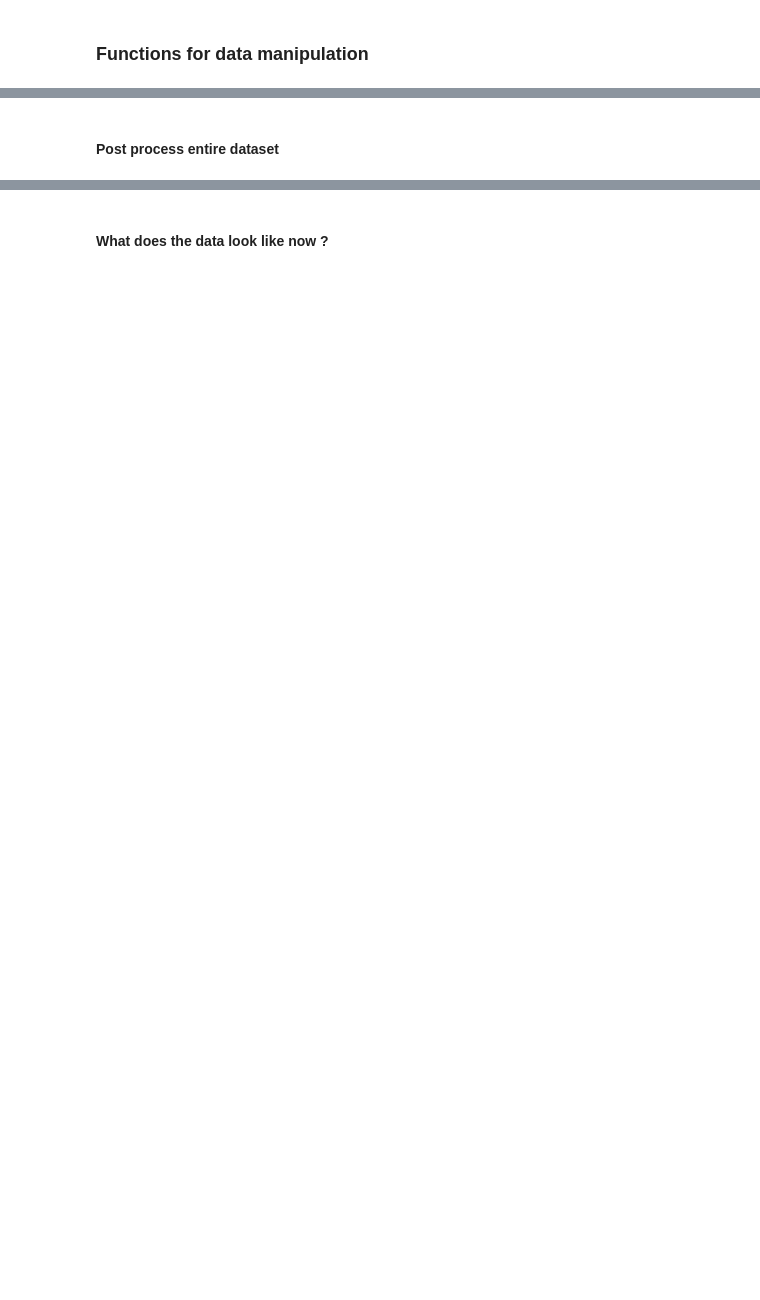
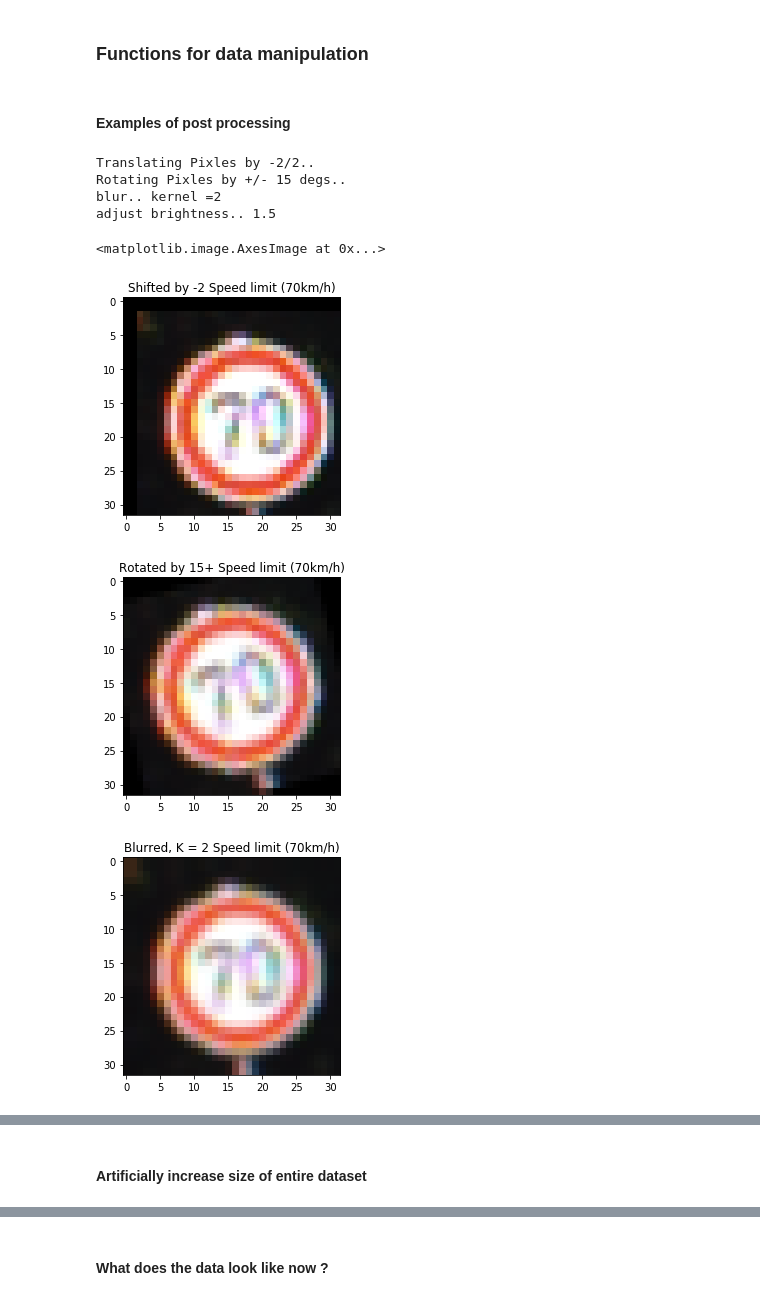
Before and after one commit to mohamedbanhawi/CarND-LaneLines-P1, a Jupyter notebook: Term1/TrafficSignClassifier/CarND-Traffic-Sign-Classifier-Project/Traffic_Sign_Classifier.ipynb, the cells around one changed output, grey strips where cells are left out. Drawn from its saved outputs; the diff is of its cells as text; code cells hidden in the pictures; blank space fills up the shorter version.

```diff
--- a/Term1/TrafficSignClassifier/CarND-Traffic-Sign-Classifier-Project/Traffic_Sign_Classifier.ipynb
+++ b/Term1/TrafficSignClassifier/CarND-Traffic-Sign-Classifier-Project/Traffic_Sign_Classifier.ipynb
@@ -260,0 +289,40 @@ def blur_dataset(images,alpha):
+# %% [markdown]
+#### Examples of post processing
+# %%
+print("Translating Pixles by -2/2..")
+# in position ([-2,2] pixels),
+shift_pos = shift_dataset(example_image, 2)
+plt.figure()
+plt.title('Shifted by -2 '+label_description)
+plt.imshow(shift_pos)
+
+print("Rotating Pixles by +/- 15 degs..")
+# and rotation ([-15,+15] degrees).
+angle = 15
+rotate_pos = rotate_dataset(example_image, angle)
+plt.figure()
+plt.title('Rotated by 15+ '+label_description)
+plt.imshow(rotate_pos)
+
+print("blur.. kernel =2 ")
+alpha = 2
+blur1 = blur_dataset(example_image, alpha)
+plt.figure()
+plt.title('Blurred, K = 2 '+label_description)
+plt.imshow(blur1)
+
+print("adjust brightness.. 1.5 ")
+gamma = 1.5
+bright = adjust_gamma(example_image, gamma)
+plt.figure()
+plt.title('Brightness, gamma = 1.5 '+label_description)
+plt.imshow(bright)
+# %% [output]
+Translating Pixles by -2/2..
+Rotating Pixles by +/- 15 degs..
+blur.. kernel =2
+adjust brightness.. 1.5
+<matplotlib.image.AxesImage at 0x...>
+[figure, added]
+[figure, added]
+[figure, added]
@@ -261,2 +330,2 @@ def blur_dataset(images,alpha):
 # %% [markdown]
-#### Post process entire dataset
+#### Artificially increase size of entire dataset
```
Also changed, not shown: parts of 17 cells of this notebook, 5 other files.
